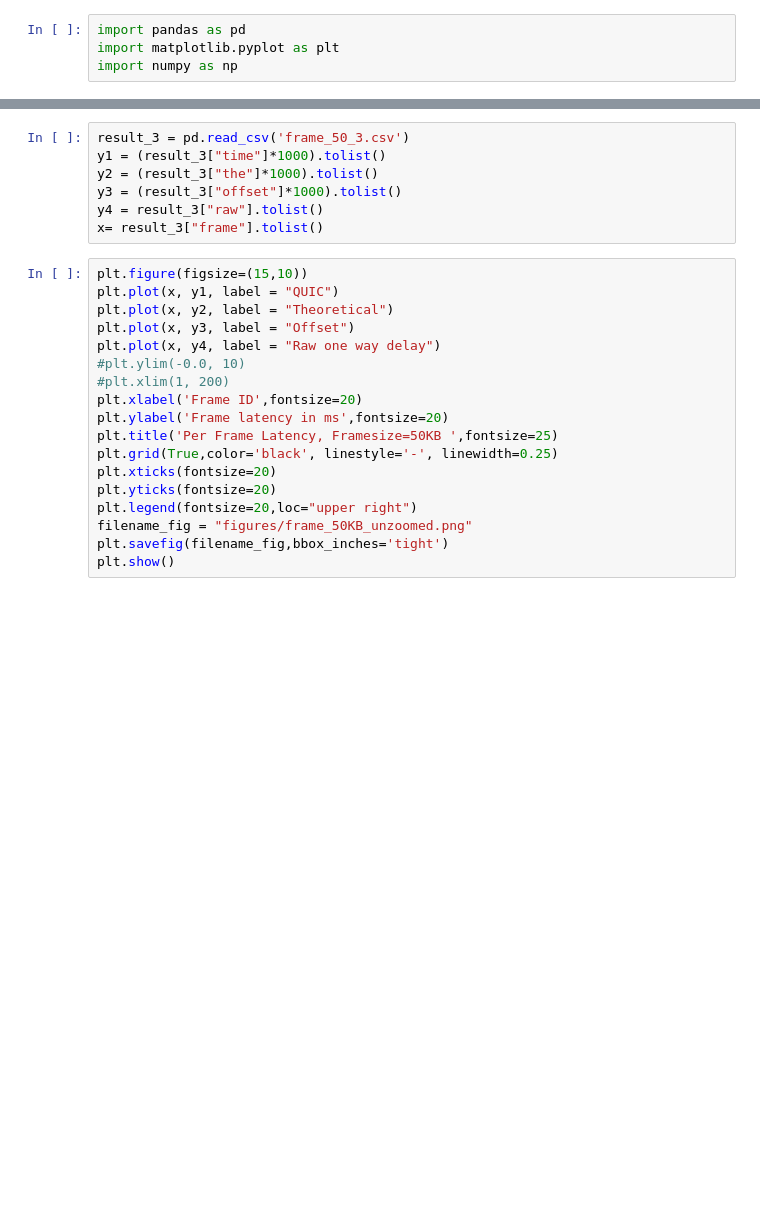
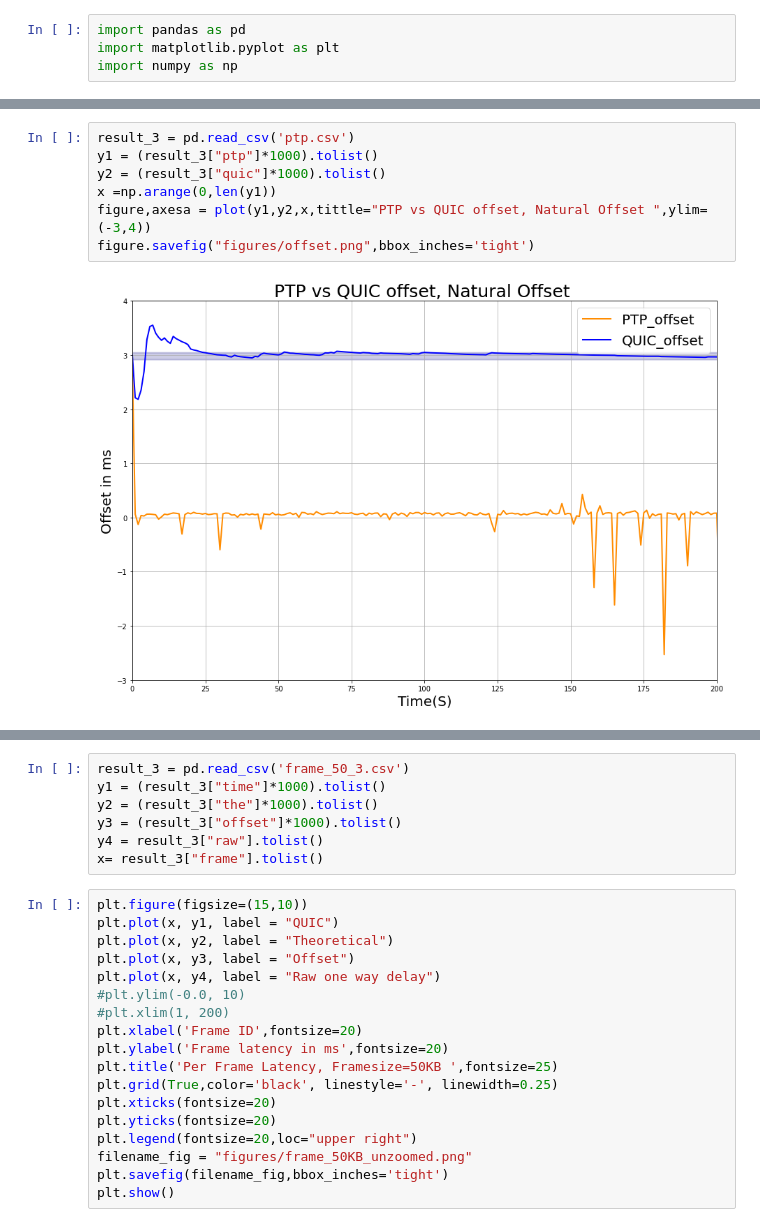
Before and after one commit to wrizzhi/quic_client_server, a Jupyter notebook: plot.ipynb, the cells around one changed output, grey strips where cells are left out. Drawn from its saved outputs; the diff is of its cells as text; blank space fills up the shorter version.

```diff
--- a/plot.ipynb
+++ b/plot.ipynb
@@ -52,3 +55,12 @@ def plot(ptp_offset,quic_offset,x,tittle,ylim=None):
     )
     axes.legend(loc="best",fontsize=20)
     return fig, axes
+# %%
+result_3 = pd.read_csv('ptp.csv')
+y1 = (result_3["ptp"]*1000).tolist()
+y2 = (result_3["quic"]*1000).tolist()
+x =np.arange(0,len(y1))
+figure,axesa = plot(y1,y2,x,tittle="PTP vs QUIC offset, Natural Offset ",ylim=(-3,4))
+figure.savefig("figures/offset.png",bbox_inches='tight')
+# %% [output]
+[figure, added]
```
Also changed, not shown: parts of 11 cells of this notebook, 23 other files.
